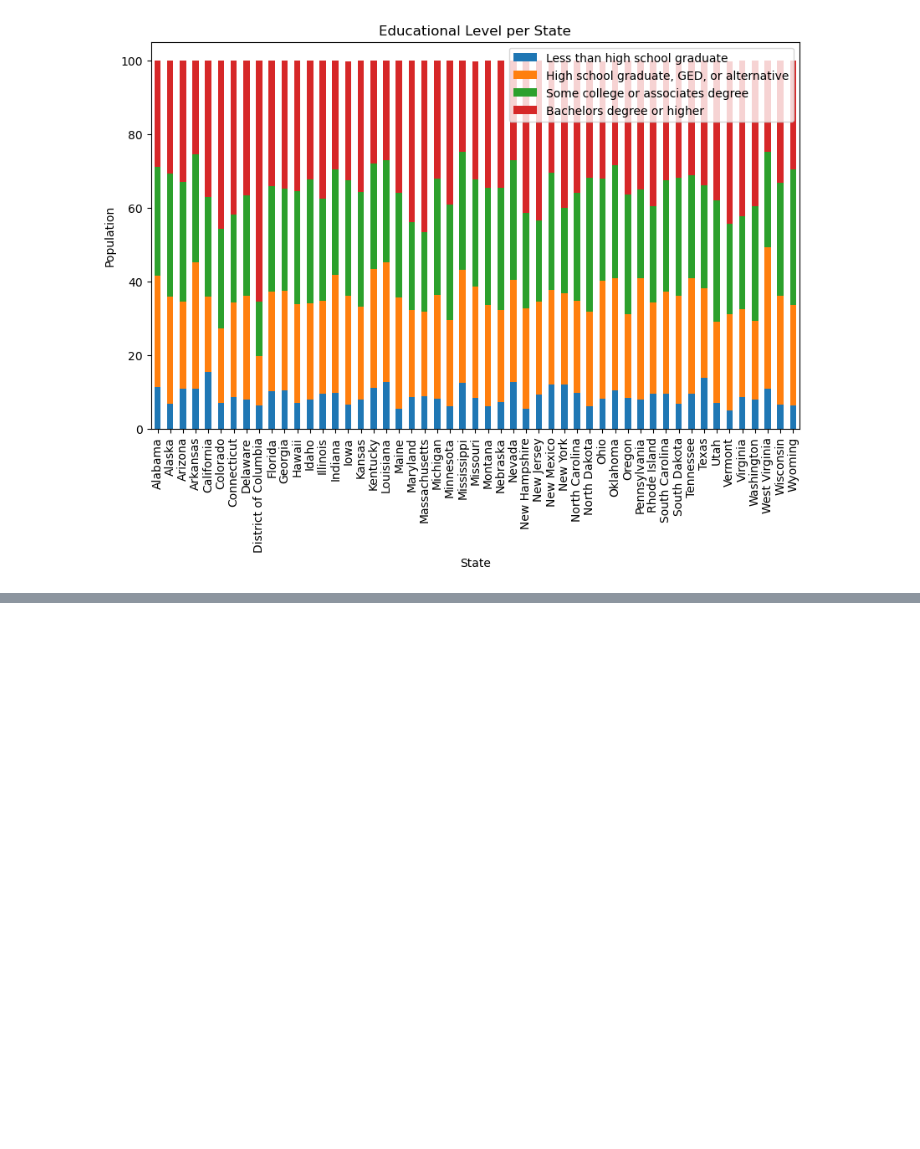
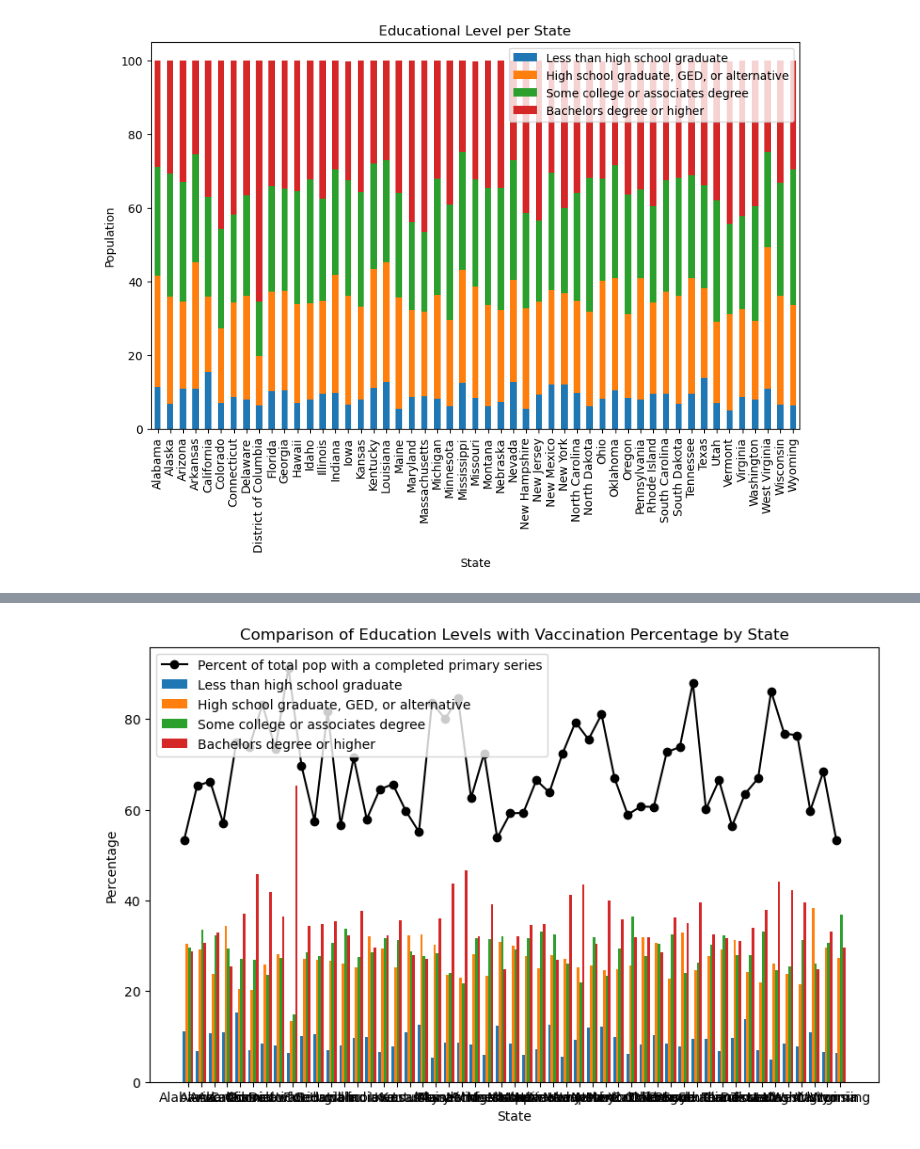
Before and after one commit to imnana18/project1_group07, a Jupyter notebook: analysis/Correlation Analysis.ipynb, the cells around one changed output, grey strips where cells are left out. Cells and saved outputs as stored; diff of their text form; code cells hidden in the pictures; blank space fills up the shorter version.

Commit message:
Add education vs vaccination file

```diff
--- a/analysis/Correlation Analysis.ipynb
+++ b/analysis/Correlation Analysis.ipynb
@@ -264,0 +204,4 @@ plt.show()
+# %%
+# Pull csv as df
+vaccination_data_df = pd.read_csv(vaccination_data)
+vaccination_data_df.head()
@@ -264,0 +215,4 @@ plt.show()
+# %%
+# Merge DataFrames
+merged_education_vaccination_df = pd.merge(education_data_final_df, vaccination_data_df, on='State', how='inner')
+merged_education_vaccination_df.head()
@@ -264,0 +226,10 @@ plt.show()
+# %%
+# Creating a new DataFrame with selected columns
+education_vaccination_df = merged_education_vaccination_df[[
+    "State",
+    "Less than high school graduate",
+    "High school graduate, GED, or alternative",
+    "Some college or associates degree",
+    "Bachelors degree or higher",
+    "Percent of total pop with a completed primary series"]]
+education_vaccination_df
@@ -264,0 +254,34 @@ plt.show()
+# %%
+# Plotting a grouped bar chart
+fig, ax = plt.subplots(figsize=(10, 6))
+
+bar_width = 0.2
+bar_positions = range(len(education_vaccination_df['State']))
+
+for i, col in enumerate(education_vaccination_df.columns[1:5]):
+    ax.bar(
+        [pos + i * bar_width for pos in bar_positions],
+        education_vaccination_df[col],
+        width=bar_width,
+        label=col
+    )
+
+# Plotting the line chart for 'Percent of total pop with a completed primary series'
+ax.plot(education_vaccination_df['Percent of total pop with a completed primary series'], marker='o', linestyle='-', color='black', label='Percent of total pop with a completed primary series')
+
+# Setting labels and title
+ax.set_xlabel('State')
+ax.set_ylabel('Percentage')
+ax.set_title('Comparison of Education Levels with Vaccination Percentage by State')
+
+# Setting x-axis ticks and labels
+ax.set_xticks([pos + 1.5 * bar_width for pos in bar_positions])
+ax.set_xticklabels(education_vaccination_df['State'])
+
+# Adding legend
+ax.legend()
+
+# Display the plot
+plt.show()
+# %% [output]
+[figure, added]
```
Also changed, not shown: parts of 23 cells of this notebook.
